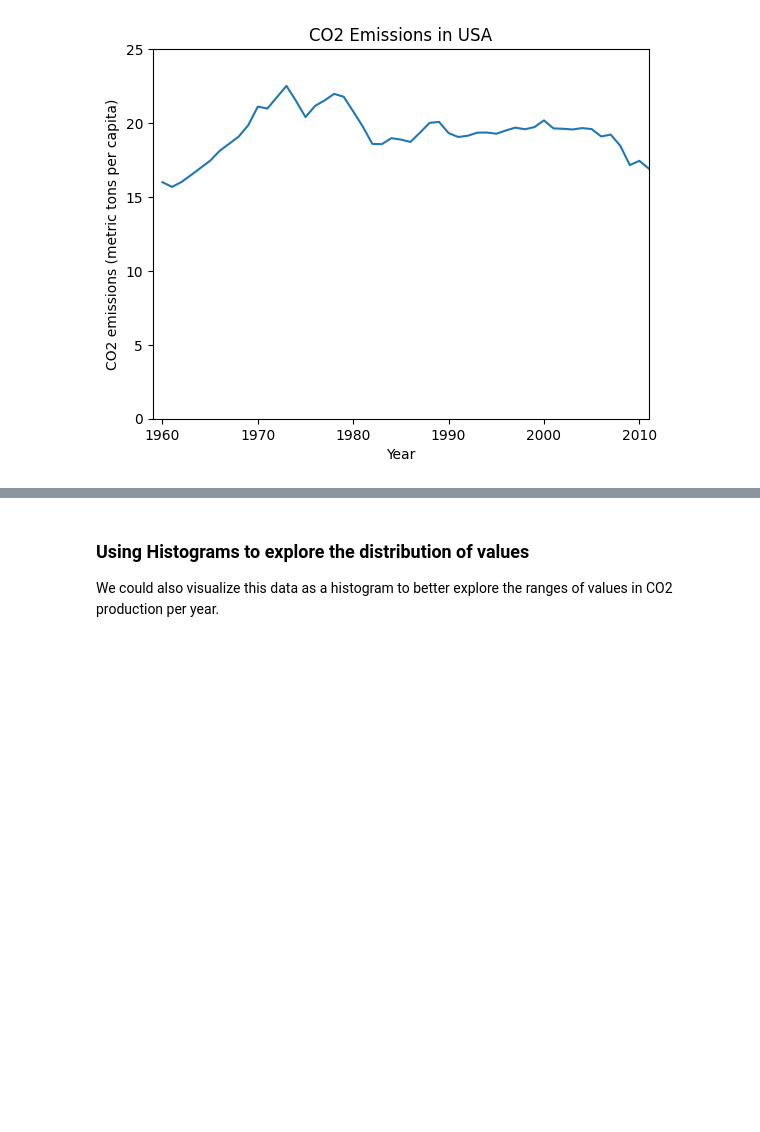
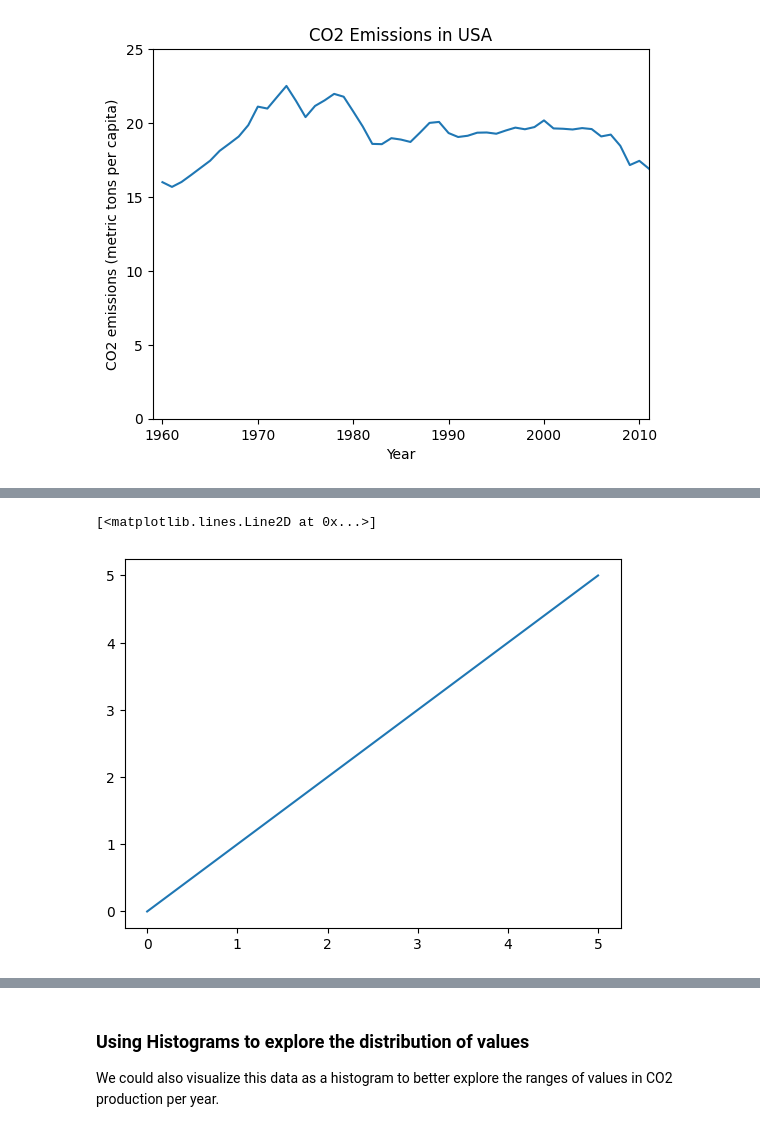
Before and after one commit to AkanchhaChoudhary/UCSanDiegoX-s-Data-Science-MicroMasters, a Jupyter notebook: Python_for_Data_Science/week-5/05a_Matplotlib_Notebook.ipynb, the cells around one changed output, grey strips where cells are left out. Cells and saved outputs as stored; diff of their text form; code cells hidden in the pictures; blank space fills up the shorter version.

```diff
--- a/Python_for_Data_Science/week-5/05a_Matplotlib_Notebook.ipynb
+++ b/Python_for_Data_Science/week-5/05a_Matplotlib_Notebook.ipynb
@@ -262,0 +274,5 @@ plt.show()
+# %%
+plt.plot(x)
+# %% [output]
+[<matplotlib.lines.Line2D at 0x...>]
+[figure, added]
```
Also changed, not shown: parts of 4 cells of this notebook, 9 other files.
